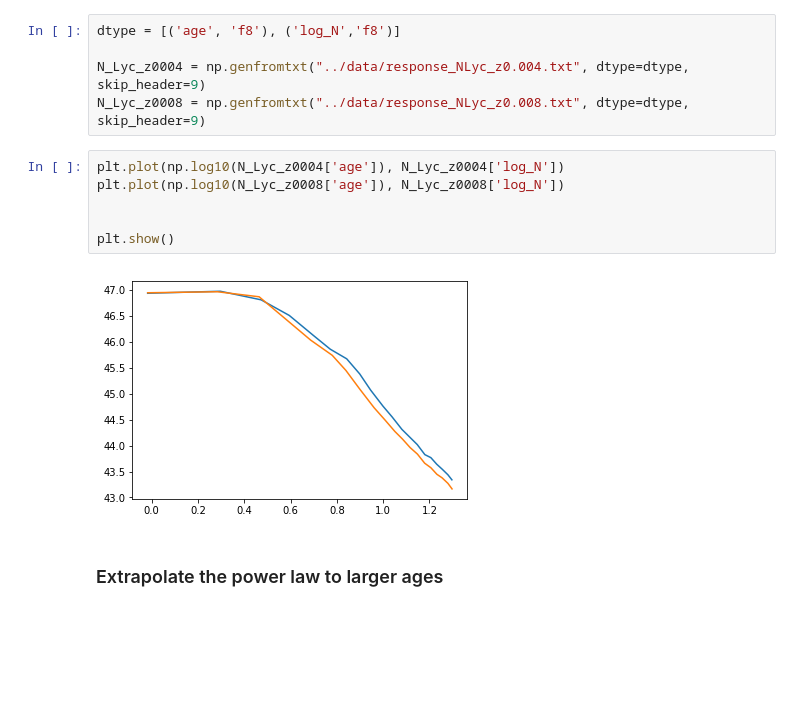
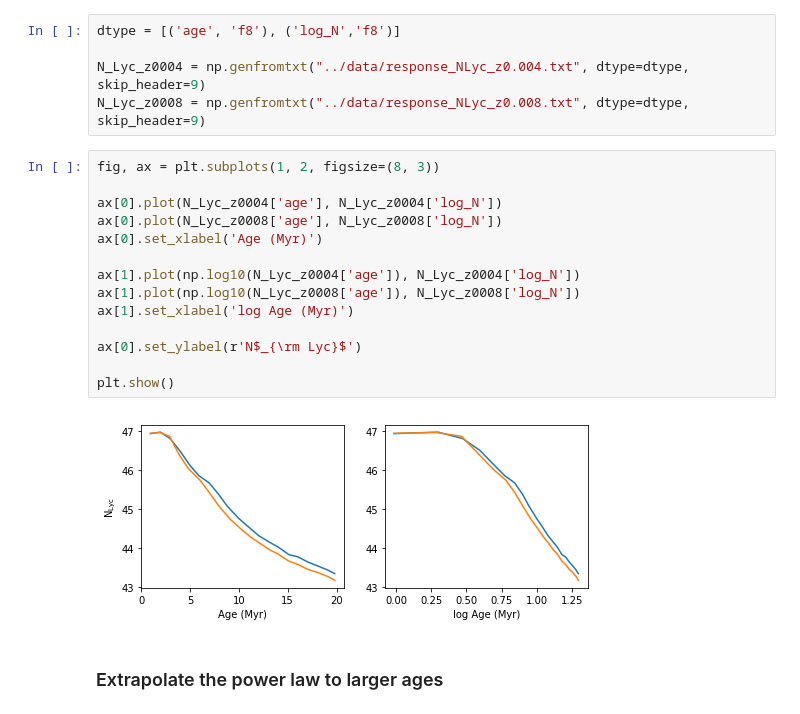
Before and after one commit to astroJeff/book_of_maps, a Jupyter notebook: notebooks/Model Testing.ipynb, the cells around one changed output. Cells and saved outputs as stored; diff of their text form; blank space fills up the shorter version.

```diff
--- a/notebooks/Model Testing.ipynb
+++ b/notebooks/Model Testing.ipynb
@@ -9,14 +9,22 @@ dtype = [('age', 'f8'), ('log_N','f8')]
 
 N_Lyc_z0004 = np.genfromtxt("../data/response_NLyc_z0.004.txt", dtype=dtype, skip_header=9)
 N_Lyc_z0008 = np.genfromtxt("../data/response_NLyc_z0.008.txt", dtype=dtype, skip_header=9)
-# %%
-plt.plot(np.log10(N_Lyc_z0004['age']), N_Lyc_z0004['log_N'])
-plt.plot(np.log10(N_Lyc_z0008['age']), N_Lyc_z0008['log_N'])
-
-
-plt.show()
-# %% [output]
-[figure, removed]
+# %%
+fig, ax = plt.subplots(1, 2, figsize=(8, 3))
+
+ax[0].plot(N_Lyc_z0004['age'], N_Lyc_z0004['log_N'])
+ax[0].plot(N_Lyc_z0008['age'], N_Lyc_z0008['log_N'])
+ax[0].set_xlabel('Age (Myr)')
+
+ax[1].plot(np.log10(N_Lyc_z0004['age']), N_Lyc_z0004['log_N'])
+ax[1].plot(np.log10(N_Lyc_z0008['age']), N_Lyc_z0008['log_N'])
+ax[1].set_xlabel('log Age (Myr)')
+
+ax[0].set_ylabel(r'N$_{\rm Lyc}$')
+
+plt.show()
+# %% [output]
+[figure, added]
 # %% [markdown]
 ### Extrapolate the power law to larger ages
 # %%
```
Also changed, not shown: 2 other files.
